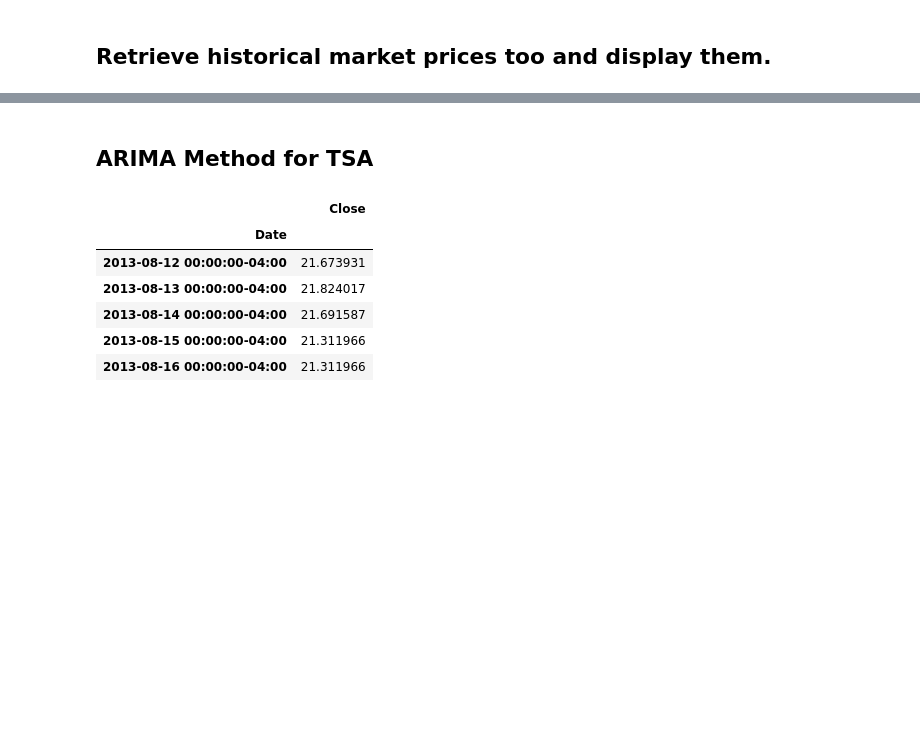
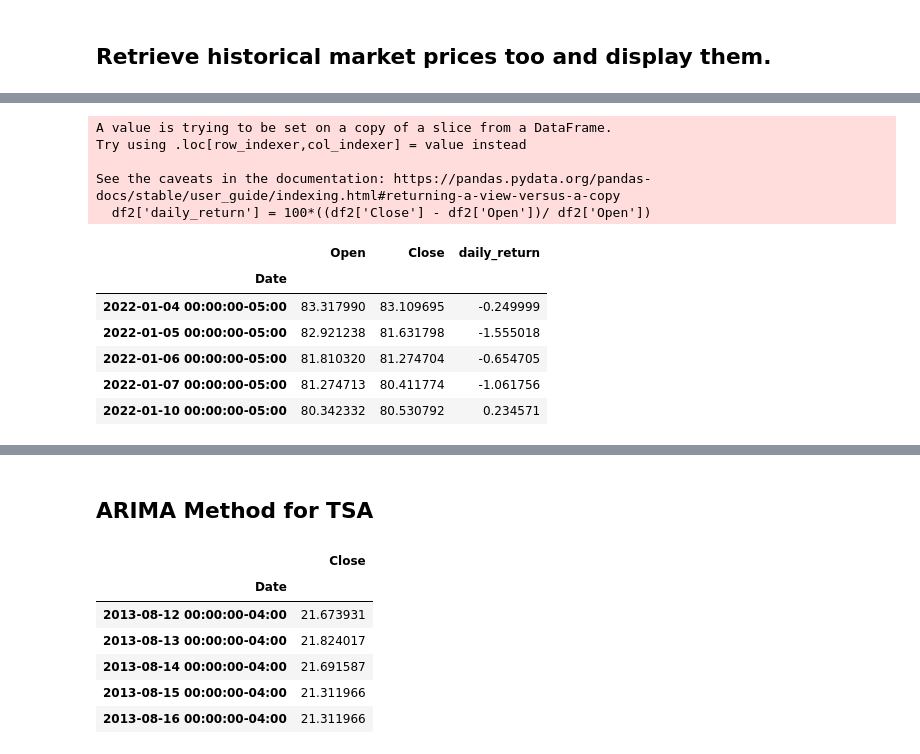
Before and after one commit to obeabi/Stocks_TSA, a Jupyter notebook: YahooFinance.ipynb, the cells around one changed output, grey strips where cells are left out. Saved outputs shown, nothing was run; the diff lists cells and outputs as text; code cells hidden in the pictures; blank space fills up the shorter version.

```diff
--- a/YahooFinance.ipynb
+++ b/YahooFinance.ipynb
@@ -165,0 +175,17 @@ plt.show()
+# %%
+# Calculate average daily return ofstock in basis point units
+df2['daily_return'] = 100*((df2['Close'] - df2['Open'])/ df2['Open'])
+df2.head()
+# %% [output]
+A value is trying to be set on a copy of a slice from a DataFrame.
+Try using .loc[row_indexer,col_indexer] = value instead
+
+See the caveats in the documentation: https://pandas.pydata.org/pandas-docs/stable/user_guide/indexing.html#returning-a-view-versus-a-copy
+  df2['daily_return'] = 100*((df2['Close'] - df2['Open'])/ df2['Open'])
+|  | Open | Close | daily_return |
+| Date |  |  |  |
+| 2022-01-04 00:00:00-05:00 | 83.317990 | 83.109695 | -0.249999 |
+| 2022-01-05 00:00:00-05:00 | 82.921238 | 81.631798 | -1.555018 |
+| 2022-01-06 00:00:00-05:00 | 81.810320 | 81.274704 | -0.654705 |
+| 2022-01-07 00:00:00-05:00 | 81.274713 | 80.411774 | -1.061756 |
+| 2022-01-10 00:00:00-05:00 | 80.342332 | 80.530792 | 0.234571 |
```
Also changed, not shown: parts of 10 cells of this notebook.
